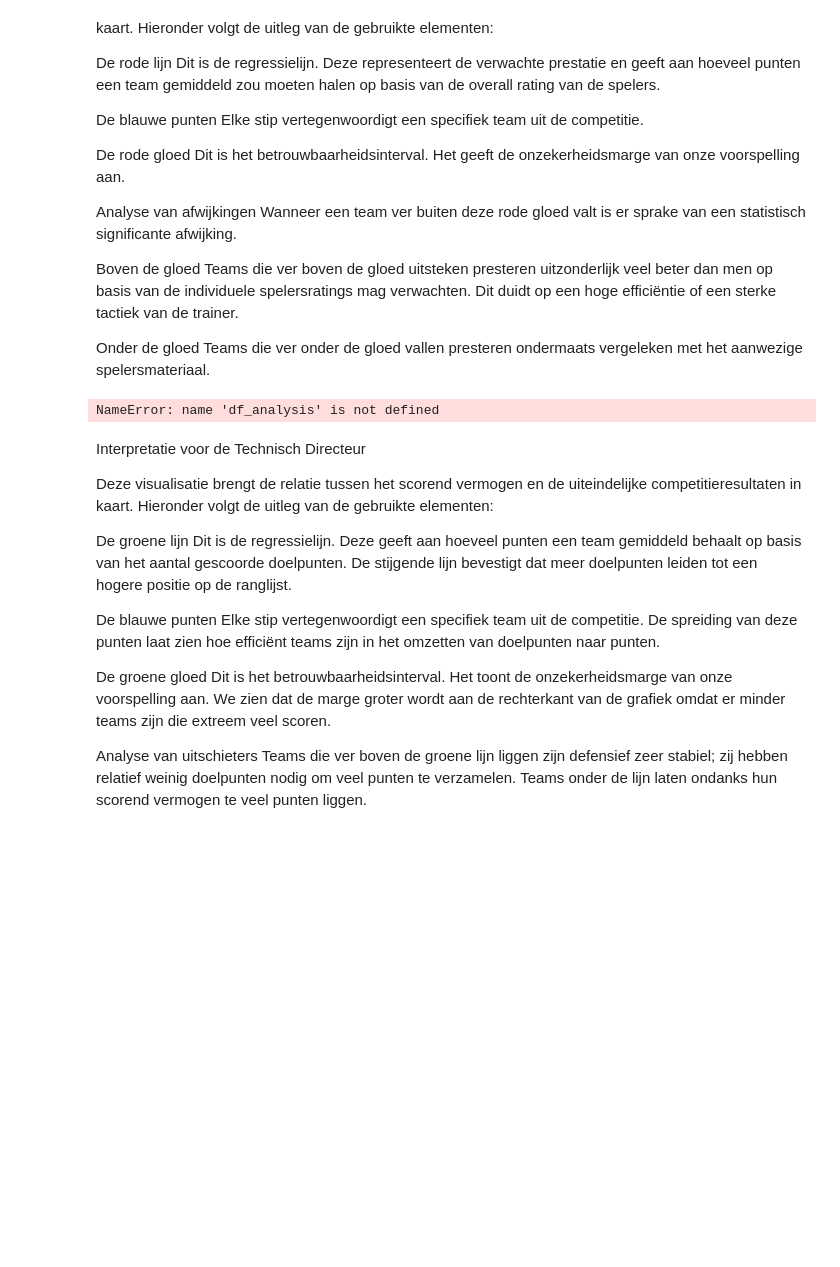
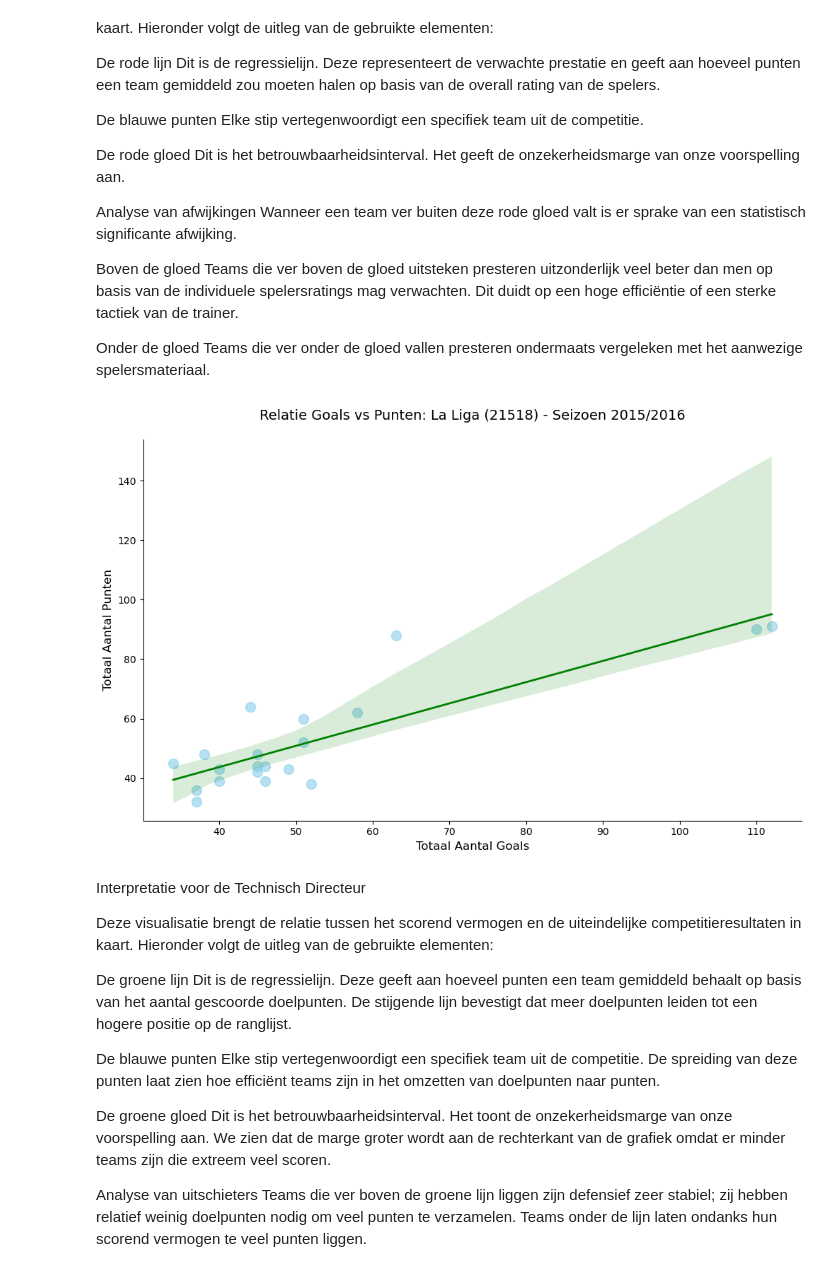
Before and after one commit to ShaliniBekaroe/Datalab_semester2_Groep1, a Jupyter notebook: Final.ipynb, the cells around one changed output. Drawn from its saved outputs; the diff is of its cells as text; code cells hidden in the pictures; blank space fills up the shorter version.

```diff
--- a/Final.ipynb
+++ b/Final.ipynb
@@ -27,0 +3,34 @@ conn = sqlite3.connect(db_pad)
+# %%
+import os
+from pathlib import Path
+import sqlite3
+import pandas as pd
+import matplotlib.pyplot as plt
+import seaborn as sns
+import numpy as np
+from sklearn.base import BaseEstimator, TransformerMixin
+from sklearn.preprocessing import StandardScaler
+from sklearn.model_selection import train_test_split
+from sklearn.linear_model import LogisticRegression
+from sklearn.ensemble import RandomForestClassifier
+from sklearn.model_selection import GridSearchCV
+from sklearn.metrics import (
+    accuracy_score,
+    classification_report,
+    confusion_matrix
+)
+
+# 1. Definieer het absolute pad met een 'r' ervoor tegen de unicode-fout
+db_pad = Path(r'C:\Users\sasha\Documents\GitHub\Datalab_semester2_Groep1\notebook\database.sqlite')
+
+# 2. Extra check: print of Python de database op deze specifieke plek écht kan vinden
+print(f"Python zoekt hier: {db_pad}")
+if db_pad.exists():
+    file_size_mb = db_pad.stat().st_size / (1024 * 1024)
+    print(f"Bestand gevonden! Grootte: {file_size_mb:.2f} MB")
+
+    # 3. Maak de verbinding
+    conn = sqlite3.connect(db_pad)
+    print("Succesvol verbonden met de database!")
+else:
+    print("FOUT: Bestand is niet gevonden op dit exacte pad. Controleer of de map of bestandsnaam klopt!")
@@ -464,35 +493,35 @@ def calculate_league_stats_with_goals(df_results, df_teams, target_league_id):
 
     return pd.DataFrame(team_stats)
 
-df_league_stats_v2 = calculate_league_stats_with_goals(df_analysis, df_teams, 21518)
+df_league_stats_v2 = calculate_league_stats_with_goals(df_full_analysis, df_teams, 21518)
 
 def plot_goals_vs_points_scatter(df, title):
     """
     Maakt een scatterplot om de relatie tussen goals en punten te visualiseren.
     Inclusief regressielijn en zonder grid/boven-rechter lijnen.
     """
     plt.figure(figsize=(12, 7))
 
     sns.regplot(
         data=df,
         x='total_goals',
         y='total_points',
         scatter_kws={'s':100, 'alpha':0.6, 'color': 'skyblue'},
         line_kws={"color": "green", "linewidth": 2}
     )
 
     plt.title(title, fontsize=14, pad=20)
     plt.xlabel('Totaal Aantal Goals', fontsize=12)
     plt.ylabel('Totaal Aantal Punten', fontsize=12)
 
     plt.grid(False)
     sns.despine()
 
     plt.show()
 
 plot_goals_vs_points_scatter(df_league_stats_v2, 'Relatie Goals vs Punten: La Liga (21518) - Seizoen 2015/2016')
 # %% [output]
-NameError: name 'df_analysis' is not defined
+[figure, added]
 # %% [markdown]
 Interpretatie voor de Technisch Directeur
 
```
Also changed, not shown: parts of 14 cells of this notebook.
